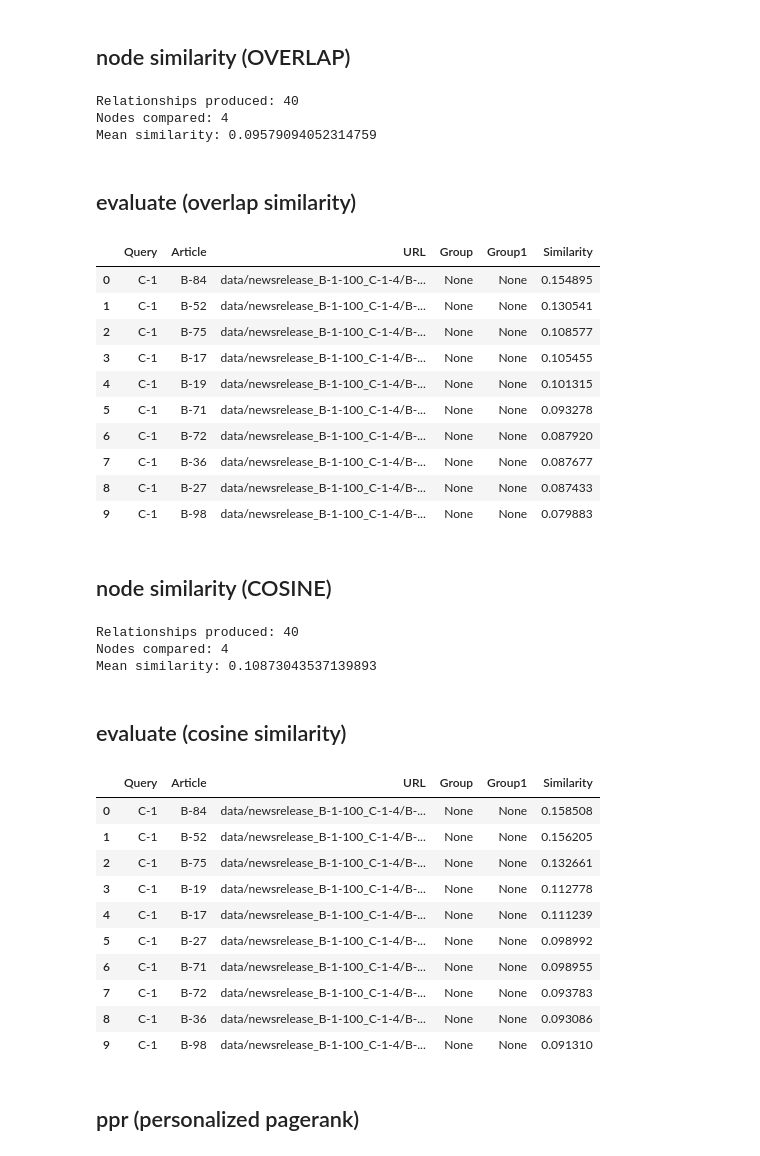
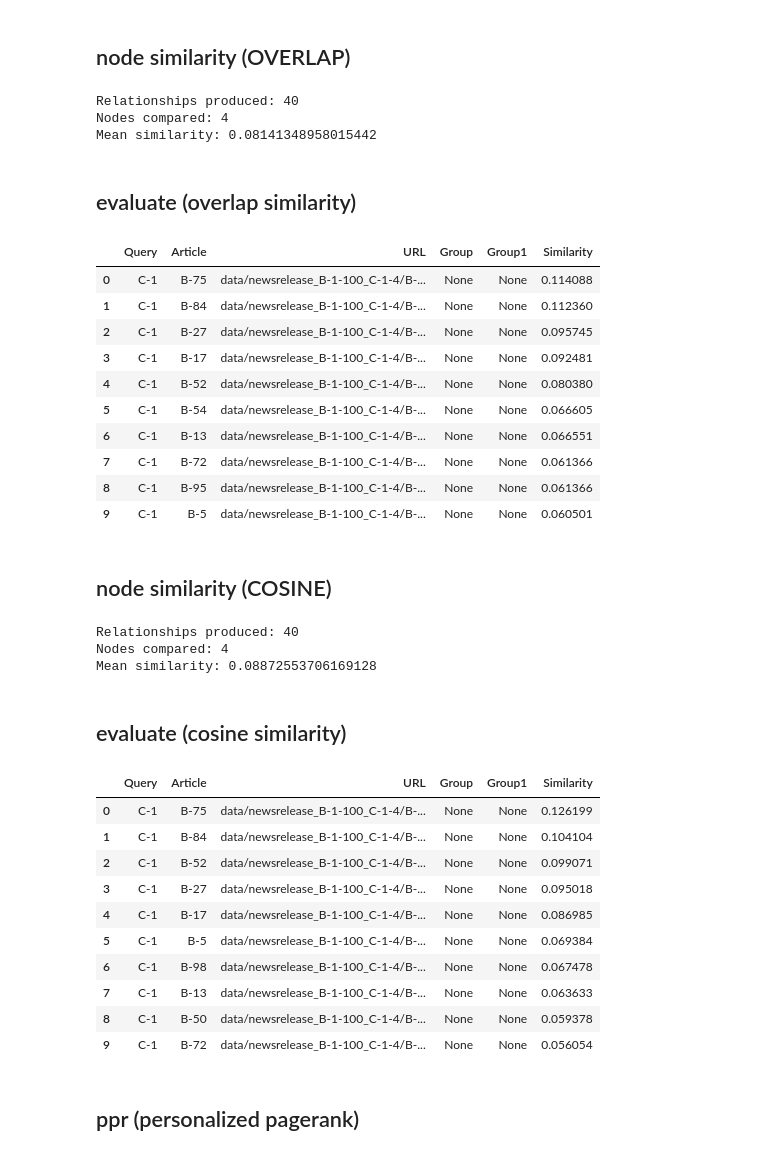
Before and after one commit to smallcat9603/graph, a Jupyter notebook: dnp/kg/neo4j_v1.ipynb, the cells around one changed output. Saved outputs shown, nothing was run; the diff lists cells and outputs as text; code cells hidden in the pictures.

```diff
--- a/dnp/kg/neo4j_v1.ipynb
+++ b/dnp/kg/neo4j_v1.ipynb
@@ -14,7 +14,7 @@ print(gds.version())
 
 # params
 KEY = "AIzaSyAPQNUpCCFrsJhX2A-CgvOG4fDWlxuA8ec" # api key
-nphrase = 100 # number of nouns extracted from each article
+nphrase = 50 # number of nouns extracted from each article
 DATA_CLASS = "DNP" # DNP or WIKI
 DATA_TYPE = "TXT" # TXT or URL (currently txt is used for dnp data)
 DATA_URL = "" # input data
@@ -357,7 +357,7 @@ gds.run_cypher(query)
 result = gds.nodeSimilarity.filtered.write(
     G,
     similarityMetric='OVERLAP',
-    writeRelationshipType='SIMILAR_O',
+    writeRelationshipType='SIMILAR_OVERLAP',
     writeProperty='score',
     relationshipWeightProperty="weight",
     sourceNodeFilter="Query",
@@ -370,36 +370,36 @@ print(f"Mean similarity: {result['similarityDistribution']['mean']}")
 # %% [output]
 Relationships produced: 40
 Nodes compared: 4
-Mean similarity: 0.09579094052314759
+Mean similarity: 0.08141348958015442
 # %% [markdown]
 ## evaluate (overlap similarity)
 # %%
 query = """
-MATCH (q:Query)-[r:SIMILAR_O]-(a:Article)
+MATCH (q:Query)-[r:SIMILAR_OVERLAP]-(a:Article)
 RETURN q.name AS Query, a.name AS Article, a.url AS URL, a.grp AS Group, a.grp1 AS Group1, r.score AS Similarity
 ORDER BY Query, Similarity DESC
 LIMIT 10
 """
 gds.run_cypher(query)
 # %% [output]
 |  | Query | Article | URL | Group | Group1 | Similarity |
-| 0 | C-1 | B-84 | data/newsrelease_B-1-100_C-1-4/B-... | None | None | 0.154895 |
-| 1 | C-1 | B-52 | data/newsrelease_B-1-100_C-1-4/B-... | None | None | 0.130541 |
-| 2 | C-1 | B-75 | data/newsrelease_B-1-100_C-1-4/B-... | None | None | 0.108577 |
-| 3 | C-1 | B-17 | data/newsrelease_B-1-100_C-1-4/B-... | None | None | 0.105455 |
-| 4 | C-1 | B-19 | data/newsrelease_B-1-100_C-1-4/B-... | None | None | 0.101315 |
-| 5 | C-1 | B-71 | data/newsrelease_B-1-100_C-1-4/B-... | None | None | 0.093278 |
-| 6 | C-1 | B-72 | data/newsrelease_B-1-100_C-1-4/B-... | None | None | 0.087920 |
-| 7 | C-1 | B-36 | data/newsrelease_B-1-100_C-1-4/B-... | None | None | 0.087677 |
-| 8 | C-1 | B-27 | data/newsrelease_B-1-100_C-1-4/B-... | None | None | 0.087433 |
-| 9 | C-1 | B-98 | data/newsrelease_B-1-100_C-1-4/B-... | None | None | 0.079883 |
+| 0 | C-1 | B-75 | data/newsrelease_B-1-100_C-1-4/B-... | None | None | 0.114088 |
+| 1 | C-1 | B-84 | data/newsrelease_B-1-100_C-1-4/B-... | None | None | 0.112360 |
+| 2 | C-1 | B-27 | data/newsrelease_B-1-100_C-1-4/B-... | None | None | 0.095745 |
+| 3 | C-1 | B-17 | data/newsrelease_B-1-100_C-1-4/B-... | None | None | 0.092481 |
+| 4 | C-1 | B-52 | data/newsrelease_B-1-100_C-1-4/B-... | None | None | 0.080380 |
+| 5 | C-1 | B-54 | data/newsrelease_B-1-100_C-1-4/B-... | None | None | 0.066605 |
+| 6 | C-1 | B-13 | data/newsrelease_B-1-100_C-1-4/B-... | None | None | 0.066551 |
+| 7 | C-1 | B-72 | data/newsrelease_B-1-100_C-1-4/B-... | None | None | 0.061366 |
+| 8 | C-1 | B-95 | data/newsrelease_B-1-100_C-1-4/B-... | None | None | 0.061366 |
+| 9 | C-1 | B-5 | data/newsrelease_B-1-100_C-1-4/B-... | None | None | 0.060501 |
 # %% [markdown]
 ## node similarity (COSINE)
 # %%
 result = gds.nodeSimilarity.filtered.write(
     G,
     similarityMetric='COSINE',
-    writeRelationshipType='SIMILAR_C',
+    writeRelationshipType='SIMILAR_COSINE',
     writeProperty='score',
     relationshipWeightProperty="weight",
     sourceNodeFilter="Query",
@@ -412,12 +412,12 @@ print(f"Mean similarity: {result['similarityDistribution']['mean']}")
 # %% [output]
 Relationships produced: 40
 Nodes compared: 4
-Mean similarity: 0.10873043537139893
+Mean similarity: 0.08872553706169128
 # %% [markdown]
 ## evaluate (cosine similarity)
 # %%
 query = """
-MATCH (q:Query)-[r:SIMILAR_C]-(a:Article)
+MATCH (q:Query)-[r:SIMILAR_COSINE]-(a:Article)
 RETURN q.name AS Query, a.name AS Article, a.url AS URL, a.grp AS Group, a.grp1 AS Group1, r.score AS Similarity
 ORDER BY Query, Similarity DESC
 LIMIT 10
@@ -425,16 +425,16 @@ LIMIT 10
 gds.run_cypher(query)
 # %% [output]
 |  | Query | Article | URL | Group | Group1 | Similarity |
-| 0 | C-1 | B-84 | data/newsrelease_B-1-100_C-1-4/B-... | None | None | 0.158508 |
-| 1 | C-1 | B-52 | data/newsrelease_B-1-100_C-1-4/B-... | None | None | 0.156205 |
-| 2 | C-1 | B-75 | data/newsrelease_B-1-100_C-1-4/B-... | None | None | 0.132661 |
-| 3 | C-1 | B-19 | data/newsrelease_B-1-100_C-1-4/B-... | None | None | 0.112778 |
-| 4 | C-1 | B-17 | data/newsrelease_B-1-100_C-1-4/B-... | None | None | 0.111239 |
-| 5 | C-1 | B-27 | data/newsrelease_B-1-100_C-1-4/B-... | None | None | 0.098992 |
-| 6 | C-1 | B-71 | data/newsrelease_B-1-100_C-1-4/B-... | None | None | 0.098955 |
-| 7 | C-1 | B-72 | data/newsrelease_B-1-100_C-1-4/B-... | None | None | 0.093783 |
-| 8 | C-1 | B-36 | data/newsrelease_B-1-100_C-1-4/B-... | None | None | 0.093086 |
-| 9 | C-1 | B-98 | data/newsrelease_B-1-100_C-1-4/B-... | None | None | 0.091310 |
+| 0 | C-1 | B-75 | data/newsrelease_B-1-100_C-1-4/B-... | None | None | 0.126199 |
+| 1 | C-1 | B-84 | data/newsrelease_B-1-100_C-1-4/B-... | None | None | 0.104104 |
+| 2 | C-1 | B-52 | data/newsrelease_B-1-100_C-1-4/B-... | None | None | 0.099071 |
+| 3 | C-1 | B-27 | data/newsrelease_B-1-100_C-1-4/B-... | None | None | 0.095018 |
+| 4 | C-1 | B-17 | data/newsrelease_B-1-100_C-1-4/B-... | None | None | 0.086985 |
+| 5 | C-1 | B-5 | data/newsrelease_B-1-100_C-1-4/B-... | None | None | 0.069384 |
+| 6 | C-1 | B-98 | data/newsrelease_B-1-100_C-1-4/B-... | None | None | 0.067478 |
+| 7 | C-1 | B-13 | data/newsrelease_B-1-100_C-1-4/B-... | None | None | 0.063633 |
+| 8 | C-1 | B-50 | data/newsrelease_B-1-100_C-1-4/B-... | None | None | 0.059378 |
+| 9 | C-1 | B-72 | data/newsrelease_B-1-100_C-1-4/B-... | None | None | 0.056054 |
 # %% [markdown]
 ## ppr (personalized pagerank)
 # %%
```
Also changed, not shown: parts of 14 cells of this notebook.
